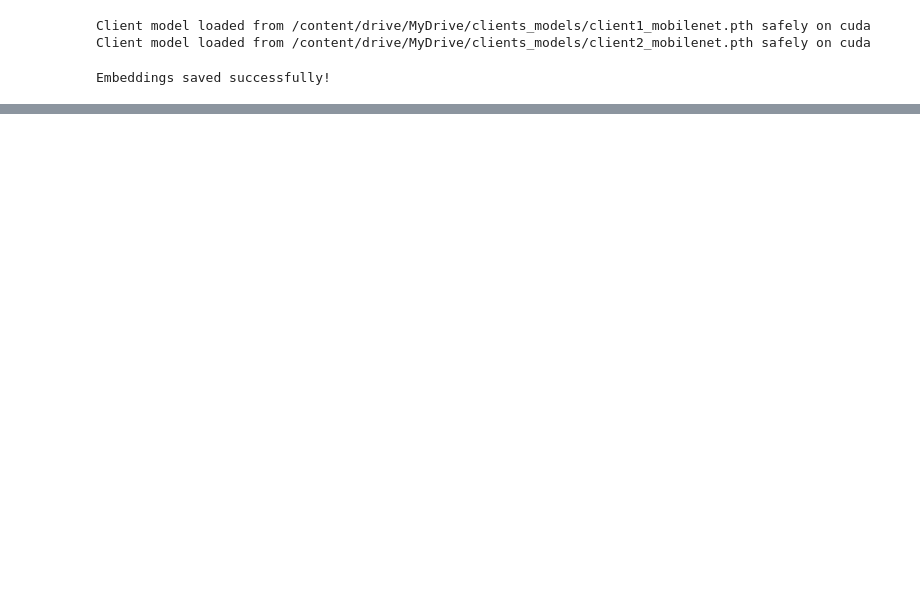
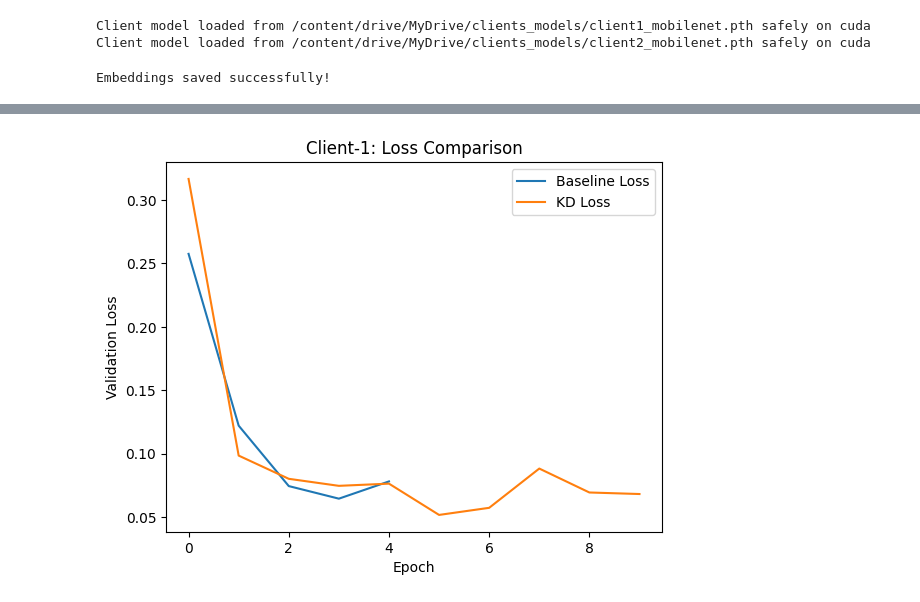
Before and after one commit to Sunidhi-Gautam/FL_Implementation, a Jupyter notebook: Client_side_KD.ipynb, the cells around one changed output, grey strips where cells are left out. Saved outputs shown, nothing was run; the diff lists cells and outputs as text; code cells hidden in the pictures; blank space fills up the shorter version.

```diff
--- a/Client_side_KD.ipynb
+++ b/Client_side_KD.ipynb
@@ -1376,0 +1153,14 @@ RuntimeError: The size of tensor a (1280) must match the size of tensor b (62720
+# %%
+client1_class_map = {}
+
+for cls in client1_classes:
+    norm_cls = normalize_class_name(cls)
+
+    if norm_cls in teacher_prototypes:
+        client1_class_map[cls] = norm_cls
+    else:
+        raise KeyError(f"[Client-1] Class not found in teacher: {cls}")
+
+print("Client-1 class mapping:")
+for k, v in client1_class_map.items():
+    print(f"{k} → {v}")
@@ -1376,0 +1446,10 @@ RuntimeError: The size of tensor a (1280) must match the size of tensor b (62720
+# %%
+plt.plot(baseline_history["val_loss"], label="Baseline Loss")
+plt.plot(kd_history_client1["val_loss"], label="KD Loss")
+plt.xlabel("Epoch")
+plt.ylabel("Validation Loss")
+plt.legend()
+plt.title("Client-1: Loss Comparison")
+plt.show()
+# %% [output]
+[figure, added]
```
Also changed, not shown: parts of 74 cells of this notebook.
